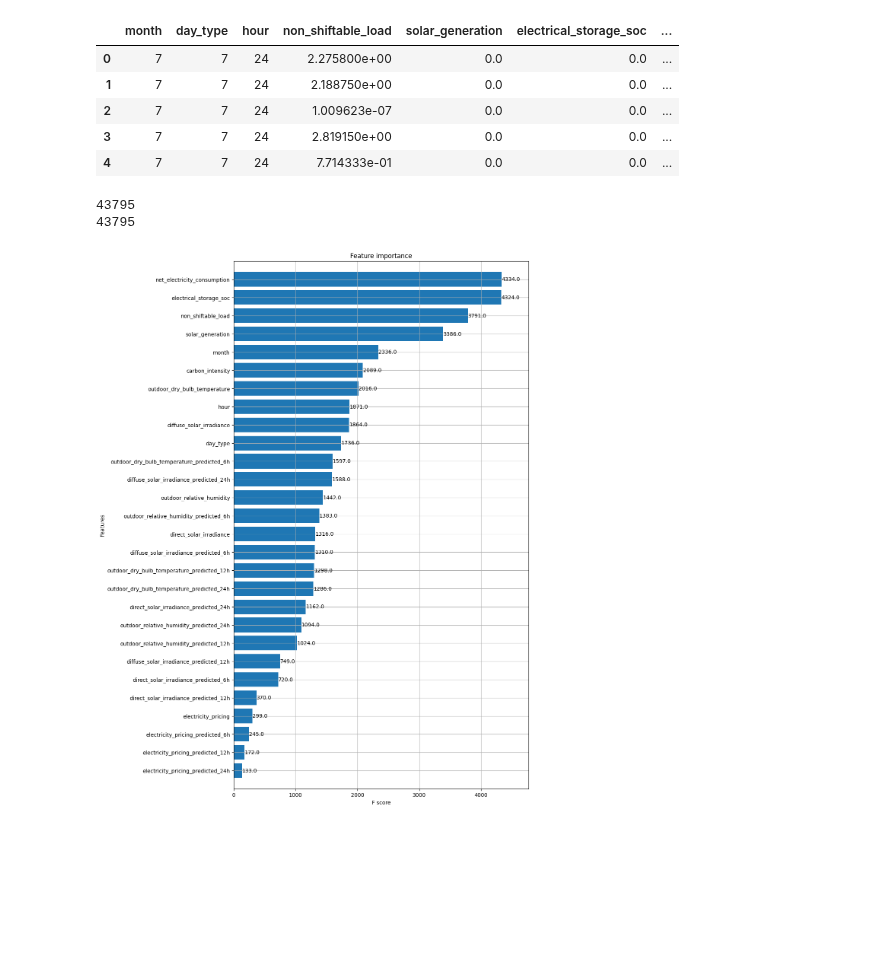
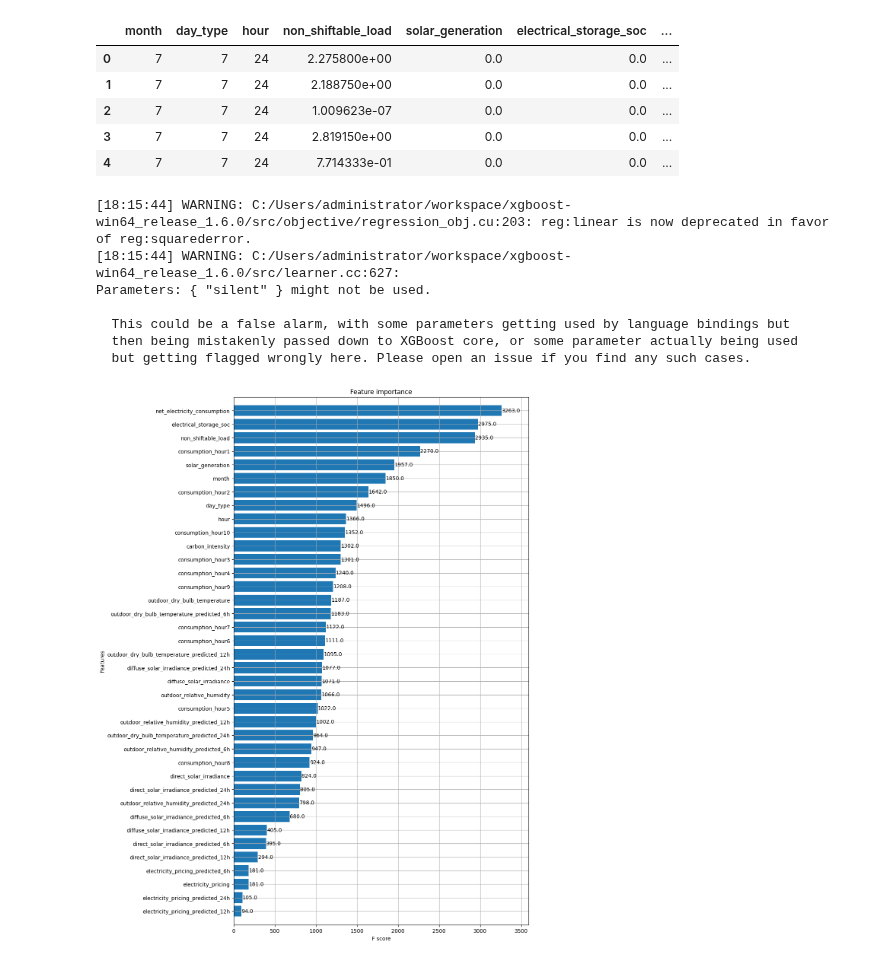
Before and after one commit to TeamEpochGithub/citylearn2022, a Jupyter notebook: traineval/training/tpot_actions/tpot_actions.ipynb, the cells around one changed output. Saved outputs shown, nothing was run; the diff lists cells and outputs as text; code cells hidden in the pictures; blank space fills up the shorter version.

Commit message:
add consumption columns to tpot notebook

```diff
--- a/traineval/training/tpot_actions/tpot_actions.ipynb
+++ b/traineval/training/tpot_actions/tpot_actions.ipynb
@@ -34,18 +34,22 @@ col_names = ["month",
     "electricity_pricing_predicted_6h",
     "electricity_pricing_predicted_12h",
     "electricity_pricing_predicted_24h",
-    "action",
-    "consumption_hour1",
-    "consumption_hour2",
-    "consumption_hour3"]
+    "action"]
 
-with open(action_file_path,newline='') as f:
-    r = csv.reader(f)
-    data = [line for line in r]
-with open(action_file_path,'w',newline='') as f:
-    w = csv.writer(f)
-    w.writerow(col_names)
-    w.writerows(data)
+num_consumptions = 10
+consumption_col_names = []
+for i in range(10):
+    consumption_col_names.append(f"consumption_hour{i+1}")
+
+all_col_names = col_names + consumption_col_names
+#
+# with open(action_file_path,newline='') as f:
+#     r = csv.reader(f)
+#     data = [line for line in r]
+# with open(action_file_path,'w',newline='') as f:
+#     w = csv.writer(f)
+#     w.writerow(all_col_names)
+#     w.writerows(data)
 # %%
 df = pd.read_csv(action_file_path)
 df_original = df
@@ -66,10 +70,7 @@ df = df[["month",
     "solar_generation",
     "electrical_storage_soc",
     "net_electricity_consumption",
-    "action",
-    "consumption_hour1",
-    "consumption_hour2",
-    "consumption_hour3"]]
+    "action"] + consumption_col_names]
 df.head()
 # %% [output]
 |  | month | day_type | hour | non_shiftable_load | solar_generation | electrical_storage_soc | ... |
@@ -86,11 +87,6 @@ logo = LeaveOneGroupOut()
 y = df[["action"]]
 X = df.drop(["action"], axis=1)
 cv_iter = list(logo.split(X, y, groups))
-print(len(X))
-print(len(groups))
-# %% [output]
-43795
-43795
 # %%
 # tpot.TPOTRegressor(generations=100, population_size=100,
 #                      offspring_size=None, mutation_rate=0.9,
@@ -121,26 +117,33 @@ tpot_regressor.export('tpot_exported_pipeline.py')
 # %%
 import xgboost as xgb
 
 train_y = y
 train_X = df_original.drop(["action"], axis=1)
 xgb_params = {
     'eta': 0.05,
     'max_depth': 10,
     'subsample': 1.0,
     'colsample_bytree': 0.7,
-    'objective': 'reg:linear',
+    'objective': 'reg:squarederror',
     'eval_metric': 'rmse',
     'silent': 1
 }
 dtrain = xgb.DMatrix(train_X, train_y, feature_names=train_X.columns.values)
 model = xgb.train(dict(xgb_params, silent=0), dtrain, num_boost_round=100)
 remain_num = 99
 
 
 from matplotlib import pyplot as plt
 
 fig, ax = plt.subplots(figsize=(10,18))
 xgb.plot_importance(model, max_num_features=remain_num, height=0.8, ax=ax)
 plt.show()
 # %% [output]
+[18:15:44] WARNING: C:/Users/administrator/workspace/xgboost-win64_release_1.6.0/src/objective/regression_obj.cu:203: reg:linear is now deprecated in favor of reg:squarederror.
+[18:15:44] WARNING: C:/Users/administrator/workspace/xgboost-win64_release_1.6.0/src/learner.cc:627:
+Parameters: { "silent" } might not be used.
+
+  This could be a false alarm, with some parameters getting used by language bindings but
+  then being mistakenly passed down to XGBoost core, or some parameter actually being used
+  but getting flagged wrongly here. Please open an issue if you find any such cases.
-[figure, old version]
+[figure, new version]
```
Also changed, not shown: parts of 1 cell of this notebook, 1 other file.
